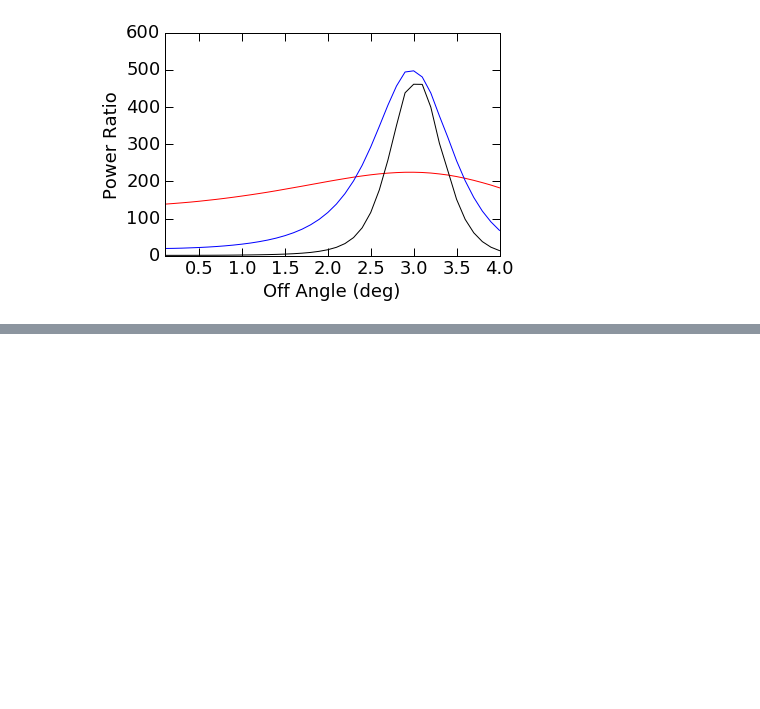
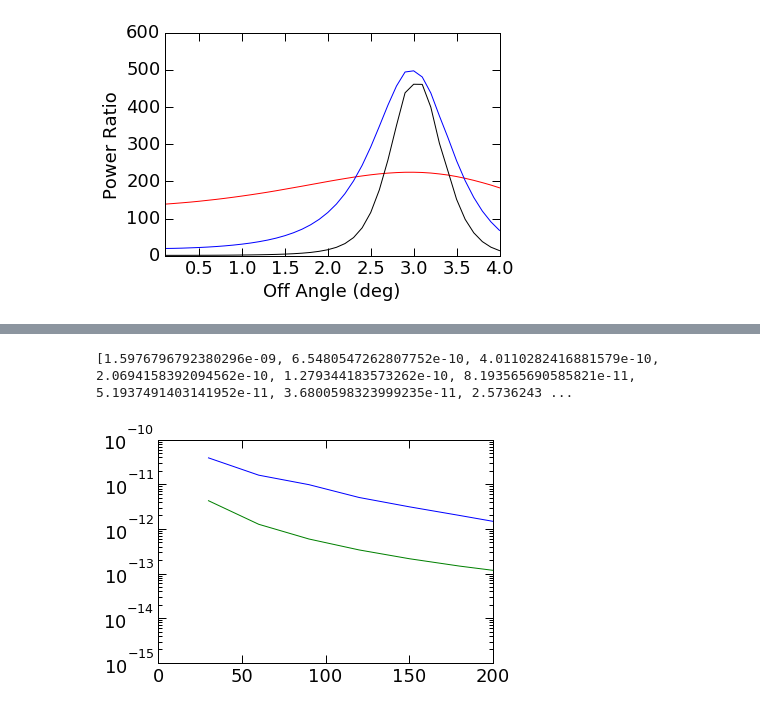
Before and after one commit to swissel/nutau_acceptance, a Jupyter notebook: 03_Detector/Mountain Top Efield Pulses Shared.ipynb, the cells around one changed output, grey strips where cells are left out. Drawn from its saved outputs; the diff is of its cells as text; code cells hidden in the pictures; blank space fills up the shorter version.

```diff
--- a/03_Detector/Mountain Top Efield Pulses Shared.ipynb
+++ b/03_Detector/Mountain Top Efield Pulses Shared.ipynb
@@ -255,3 +302,12 @@ pyp.xlim(0,200)
+# %%
+pyp.semilogy(start_frequencies/1e6,np.array(signal_powers)/41.)
+pyp.plot(start_frequencies/1e6,noise_powers)
+
+pyp.xlim(0,200)
+print signal_powers
+# %% [output]
+[1.5976796792380296e-09, 6.5480547262807752e-10, 4.0110282416881579e-10, 2.0694158392094562e-10, 1.279344183573262e-10, 8.193565690585821e-11, 5.1937491403141952e-11, 3.6800598323999235e-11, 2.5736243 ...
+[figure, added]
 # %%
 #scan start frequency
 bandwidths = np.arange(30e6, 1030e6, 50e6)
```
Also changed, not shown: parts of 13 cells of this notebook.
